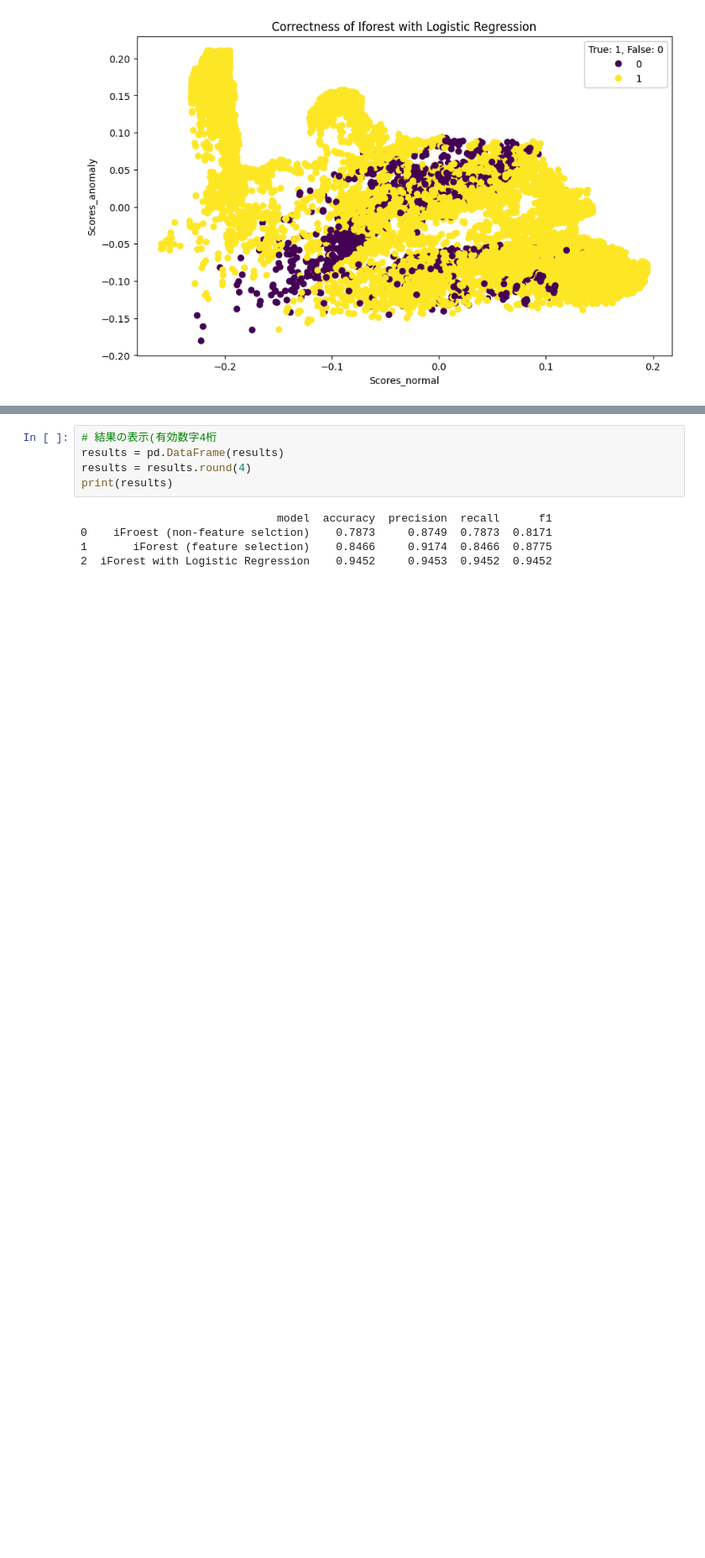
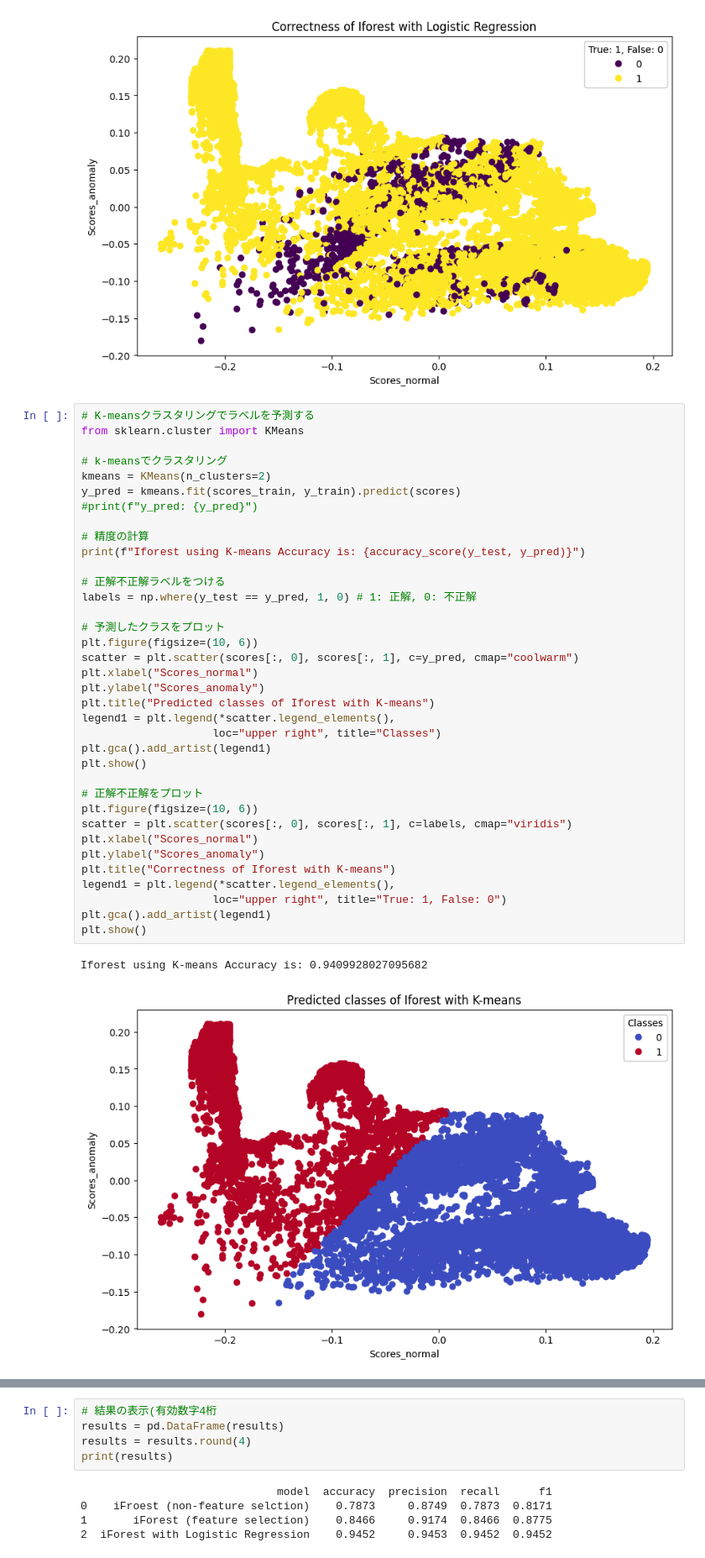
Before and after one commit to Sugata10723/Project_iforest, a Jupyter notebook: code/iforest_NSL_spilt_data_onehot.ipynb, the cells around one changed output, grey strips where cells are left out. Shown at 84% size. Drawn from its saved outputs; the diff is of its cells as text; blank space fills up the shorter version.

```diff
--- a/code/iforest_NSL_spilt_data_onehot.ipynb
+++ b/code/iforest_NSL_spilt_data_onehot.ipynb
@@ -276,3 +276,42 @@ save_results(results, "iForest with Logistic Regression", y_test, y_pred)
 Accuracy of Iforest with LogisticRegression: 0.9452000423370025
 [figure]
 [figure]
+# %%
+# K-meansクラスタリングでラベルを予測する
+from sklearn.cluster import KMeans
+
+# k-meansでクラスタリング
+kmeans = KMeans(n_clusters=2)
+y_pred = kmeans.fit(scores_train, y_train).predict(scores)
+#print(f"y_pred: {y_pred}")
+
+# 精度の計算
+print(f"Iforest using K-means Accuracy is: {accuracy_score(y_test, y_pred)}")
+
+# 正解不正解ラベルをつける
+labels = np.where(y_test == y_pred, 1, 0) # 1: 正解, 0: 不正解
+
+# 予測したクラスをプロット
+plt.figure(figsize=(10, 6))
+scatter = plt.scatter(scores[:, 0], scores[:, 1], c=y_pred, cmap="coolwarm")
+plt.xlabel("Scores_normal")
+plt.ylabel("Scores_anomaly")
+plt.title("Predicted classes of Iforest with K-means")
+legend1 = plt.legend(*scatter.legend_elements(),
+                    loc="upper right", title="Classes")
+plt.gca().add_artist(legend1)
+plt.show()
+
+# 正解不正解をプロット
+plt.figure(figsize=(10, 6))
+scatter = plt.scatter(scores[:, 0], scores[:, 1], c=labels, cmap="viridis")
+plt.xlabel("Scores_normal")
+plt.ylabel("Scores_anomaly")
+plt.title("Correctness of Iforest with K-means")
+legend1 = plt.legend(*scatter.legend_elements(),
+                    loc="upper right", title="True: 1, False: 0")
+plt.gca().add_artist(legend1)
+plt.show()
+# %% [output]
+Iforest using K-means Accuracy is: 0.9409928027095682
+[figure, added]
```
Also changed, not shown: parts of 1 cell of this notebook, 7 other files.
